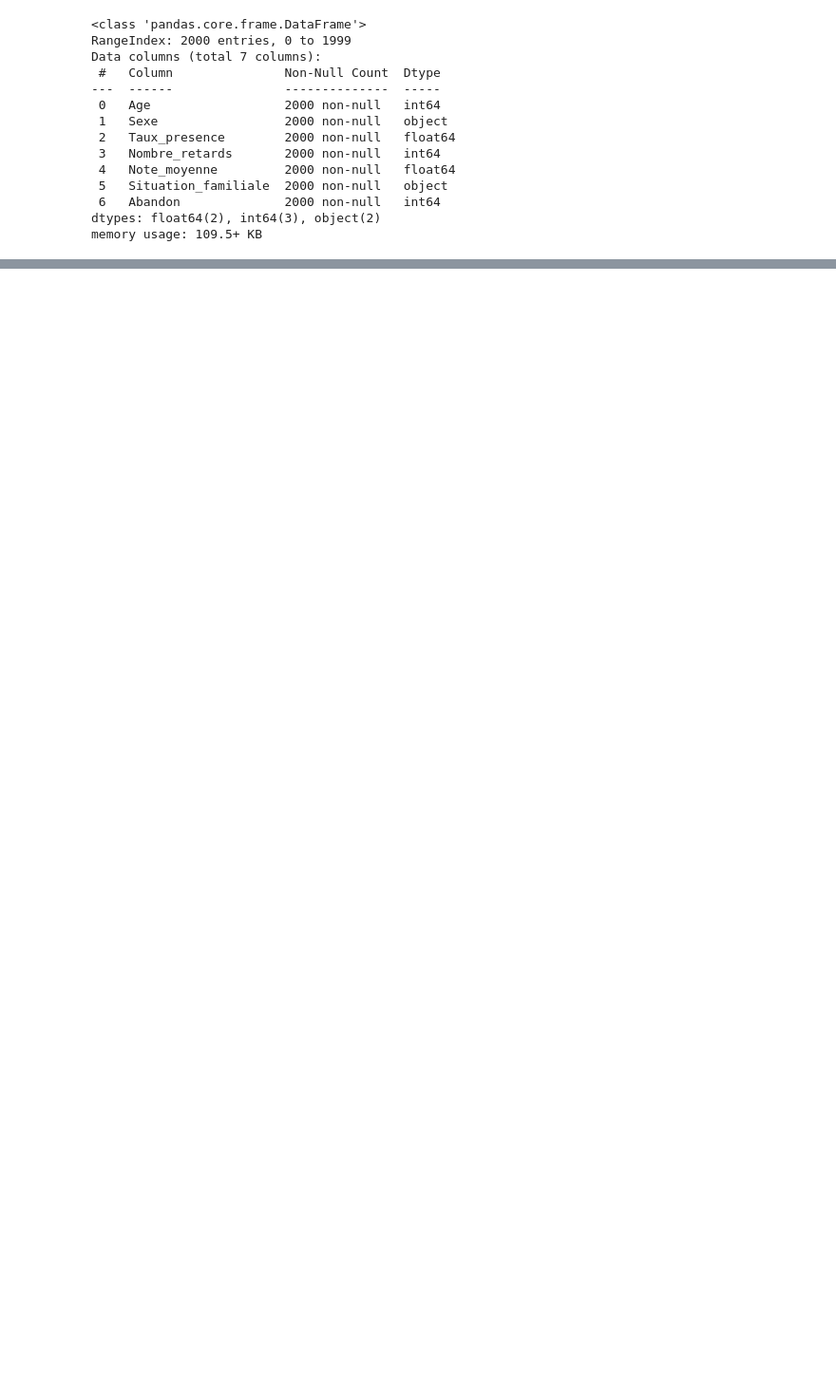
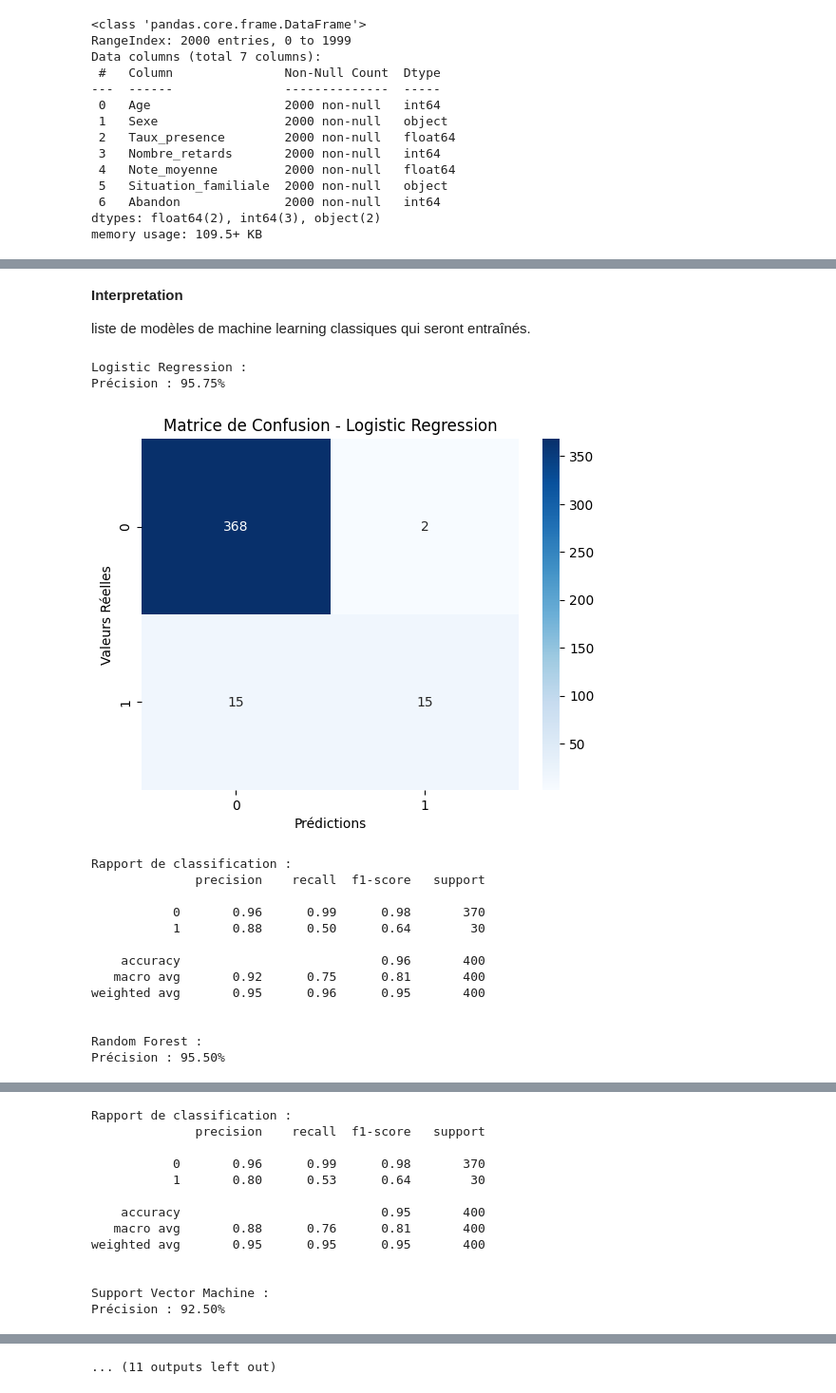
Before and after one commit to Jordy500/M.learning, a Jupyter notebook: miniprojet.ipynb, the cells around one changed output, grey strips where cells are left out. Shown: that part at 95% size. Drawn from its saved outputs; the diff is of its cells as text; code cells hidden in the pictures; blank space fills up the shorter version.

```diff
--- a/miniprojet.ipynb
+++ b/miniprojet.ipynb
@@ -51,0 +99,7 @@ memory usage: 109.5+ KB
+# %%
+# Séparation des variables
+X = df.drop('Abandon', axis=1)
+y = df['Abandon']
+# Standardisation des variables numériques
+scaler = StandardScaler()
+X_scaled = scaler.fit_transform(X)
@@ -51,0 +123,57 @@ memory usage: 109.5+ KB
+# %%
+## 🤖 5. Entraînement et évaluation de plusieurs modèles
+models = [
+    ('Logistic Regression', LogisticRegression(max_iter=1000)),
+    ('Random Forest', RandomForestClassifier(random_state=42)),
+    ('Support Vector Machine', SVC(probability=True, random_state=42)),
+    ('K-Nearest Neighbors', KNeighborsClassifier()),
+    ('Decision Tree', DecisionTreeClassifier(random_state=42)),
+    ('AdaBoost', AdaBoostClassifier(random_state=42)),
+    ('Naive Bayes', GaussianNB()),
+    ('XGBoost', XGBClassifier(use_label_encoder=False, eval_metric='logloss', random_state=42)),
+    ('Linear Discriminant Analysis', LinearDiscriminantAnalysis()),
+    ('Linear SVM', LinearSVC(max_iter=10000, random_state=42))
+]
+# %% [markdown]
+**Interpretation**
+
+liste de modèles de machine learning classiques qui seront entraînés.
+# %%
+# Train-test split
+X_train, X_test, y_train, y_test = train_test_split(X_scaled, y, test_size=0.2, random_state=42)
+results = []
+for name, model in models:
+    model.fit(X_train, y_train)
+    y_pred = model.predict(X_test)
+
+    print(f"\n{name} :")
+    print(f"Précision : {accuracy_score(y_test, y_pred) * 100:.2f}%")
+
+    # Matrice de confusion
+    conf_matrix = confusion_matrix(y_test, y_pred)
+    sns.heatmap(conf_matrix, annot=True, fmt='d', cmap='Blues')
+    plt.title(f'Matrice de Confusion - {name}')
+    plt.xlabel('Prédictions')
+    plt.ylabel('Valeurs Réelles')
+    plt.show()
+
+    # Rapport de classification
+    print("Rapport de classification :")
+    print(classification_report(y_test, y_pred))
+# %% [output]
+Logistic Regression :
+Précision : 95.75%
+[figure, added]
+Rapport de classification :
+              precision    recall  f1-score   support
+
+           0       0.96      0.99      0.98       370
+           1       0.88      0.50      0.64        30
+
+    accuracy                           0.96       400
+   macro avg       0.92      0.75      0.81       400
+weighted avg       0.95      0.96      0.95       400
+
+
+Random Forest :
+Précision : 95.50%
@@ -51,0 +181,13 @@ memory usage: 109.5+ KB
+Rapport de classification :
+              precision    recall  f1-score   support
+
+           0       0.96      0.99      0.98       370
+           1       0.80      0.53      0.64        30
+
+    accuracy                           0.95       400
+   macro avg       0.88      0.76      0.81       400
+weighted avg       0.95      0.95      0.95       400
+
+
+Support Vector Machine :
+Précision : 92.50%
@@ -51,0 +237 @@ memory usage: 109.5+ KB
+... (11 outputs left out)
```
Also changed, not shown: parts of 28 cells of this notebook.
